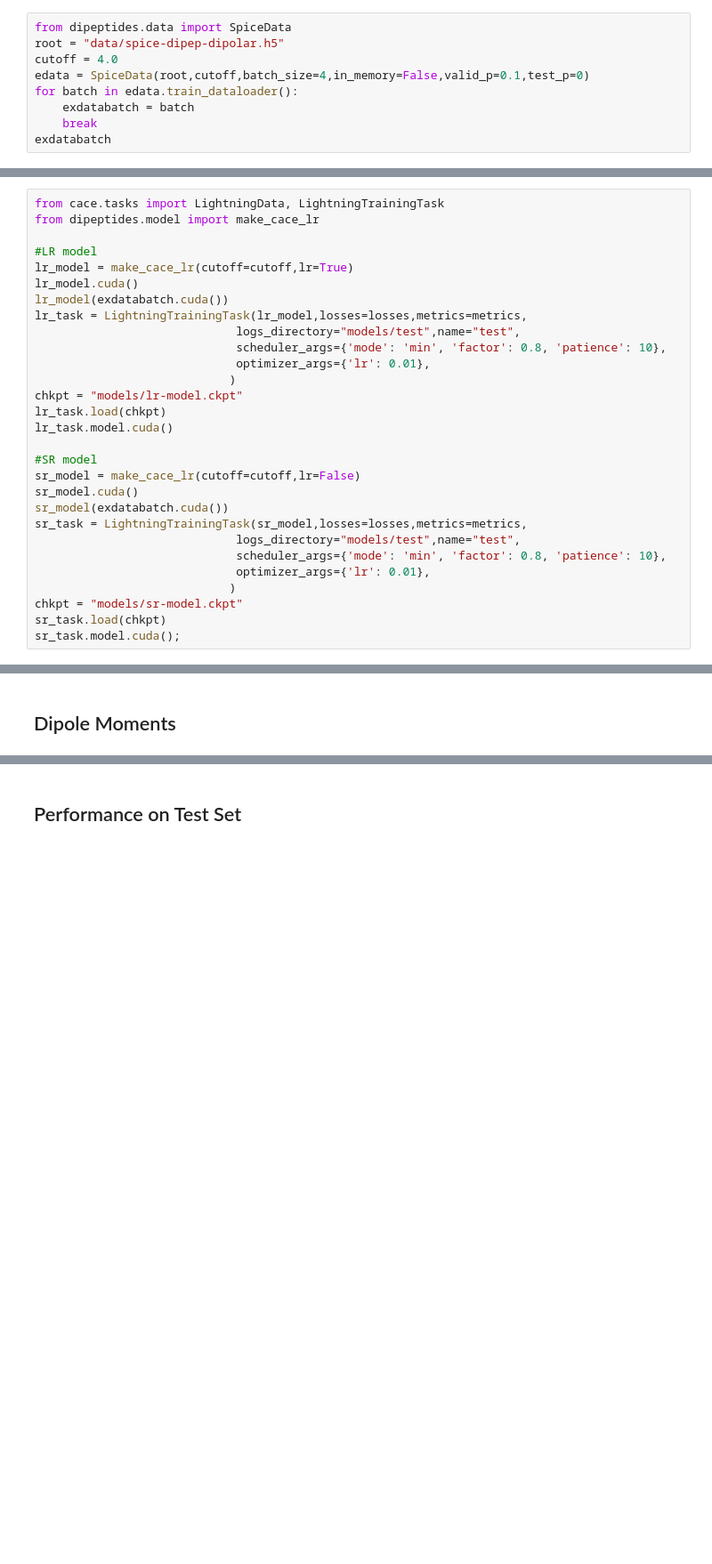
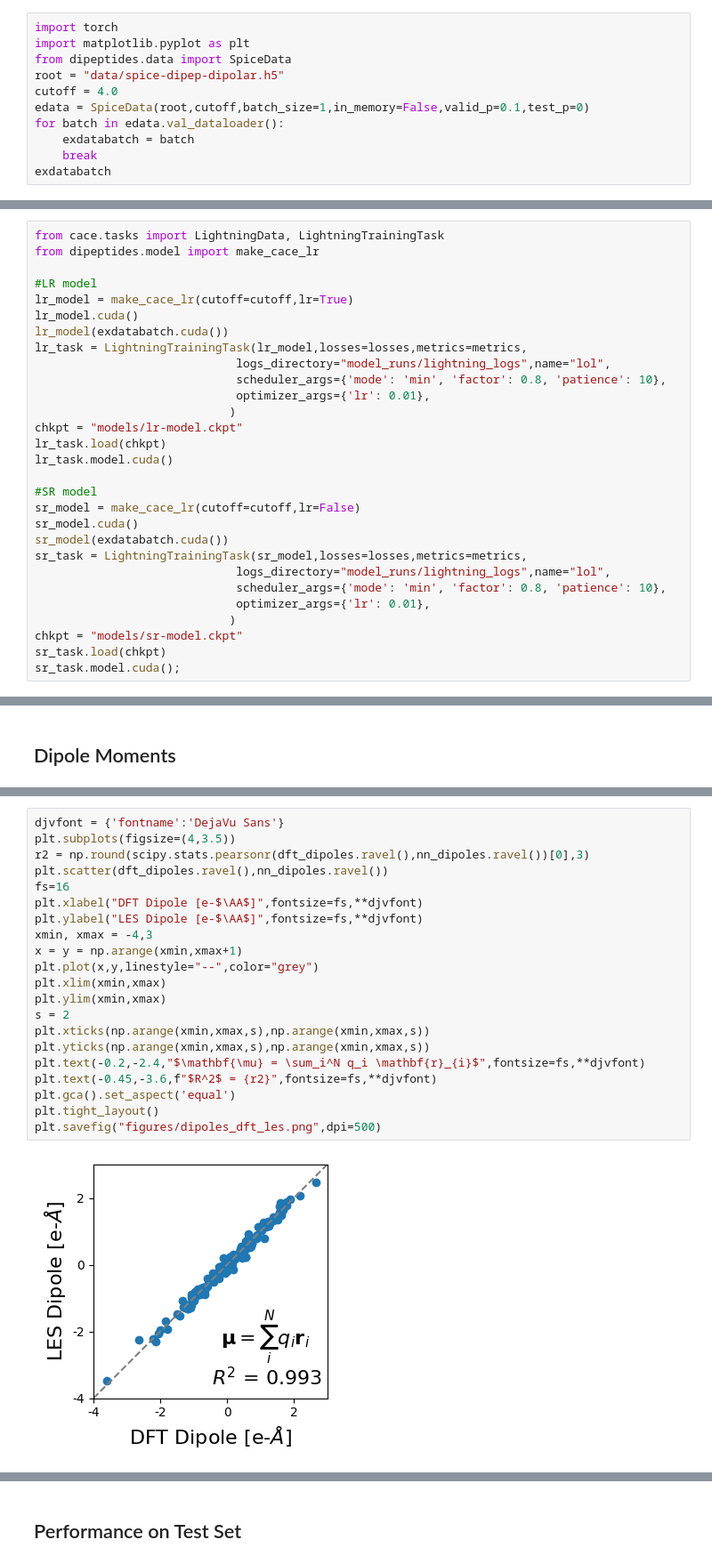
Before and after one commit to BingqingCheng/cace-lr-fit, a Jupyter notebook: fit-dipeptides/figures.ipynb, the cells around one changed output, grey strips where cells are left out. Shown: that part at 89% size. Saved outputs shown, nothing was run; the diff lists cells and outputs as text; blank space fills up the shorter version.

```diff
--- a/fit-dipeptides/figures.ipynb
+++ b/fit-dipeptides/figures.ipynb
@@ -3,9 +6,11 @@
 # %%
+import torch
+import matplotlib.pyplot as plt
 from dipeptides.data import SpiceData
 root = "data/spice-dipep-dipolar.h5"
 cutoff = 4.0
-edata = SpiceData(root,cutoff,batch_size=4,in_memory=False,valid_p=0.1,test_p=0)
-for batch in edata.train_dataloader():
+edata = SpiceData(root,cutoff,batch_size=1,in_memory=False,valid_p=0.1,test_p=0)
+for batch in edata.val_dataloader():
     exdatabatch = batch
     break
 exdatabatch
@@ -56,7 +61,7 @@ lr_model = make_cace_lr(cutoff=cutoff,lr=True)
 lr_model.cuda()
 lr_model(exdatabatch.cuda())
 lr_task = LightningTrainingTask(lr_model,losses=losses,metrics=metrics,
-                             logs_directory="models/test",name="test",
+                             logs_directory="model_runs/lightning_logs",name="lol",
                              scheduler_args={'mode': 'min', 'factor': 0.8, 'patience': 10},
                              optimizer_args={'lr': 0.01},
                             )
@@ -69,7 +74,7 @@ sr_model = make_cace_lr(cutoff=cutoff,lr=False)
 sr_model.cuda()
 sr_model(exdatabatch.cuda())
 sr_task = LightningTrainingTask(sr_model,losses=losses,metrics=metrics,
-                             logs_directory="models/test",name="test",
+                             logs_directory="model_runs/lightning_logs",name="lol",
                              scheduler_args={'mode': 'min', 'factor': 0.8, 'patience': 10},
                              optimizer_args={'lr': 0.01},
                             )
@@ -180,0 +218,23 @@ mean_absolute_error(dft_dipole,mbi_dipole)
+# %%
+djvfont = {'fontname':'DejaVu Sans'}
+plt.subplots(figsize=(4,3.5))
+r2 = np.round(scipy.stats.pearsonr(dft_dipoles.ravel(),nn_dipoles.ravel())[0],3)
+plt.scatter(dft_dipoles.ravel(),nn_dipoles.ravel())
+fs=16
+plt.xlabel("DFT Dipole [e-$\AA$]",fontsize=fs,**djvfont)
+plt.ylabel("LES Dipole [e-$\AA$]",fontsize=fs,**djvfont)
+xmin, xmax = -4,3
+x = y = np.arange(xmin,xmax+1)
+plt.plot(x,y,linestyle="--",color="grey")
+plt.xlim(xmin,xmax)
+plt.ylim(xmin,xmax)
+s = 2
+plt.xticks(np.arange(xmin,xmax,s),np.arange(xmin,xmax,s))
+plt.yticks(np.arange(xmin,xmax,s),np.arange(xmin,xmax,s))
+plt.text(-0.2,-2.4,"$\mathbf{\mu} = \sum_i^N q_i \mathbf{r}_{i}$",fontsize=fs,**djvfont)
+plt.text(-0.45,-3.6,f"$R^2$ = {r2}",fontsize=fs,**djvfont)
+plt.gca().set_aspect('equal')
+plt.tight_layout()
+plt.savefig("figures/dipoles_dft_les.png",dpi=500)
+# %% [output]
+[figure, added]
```
Also changed, not shown: parts of 20 cells of this notebook, 3 other files.
